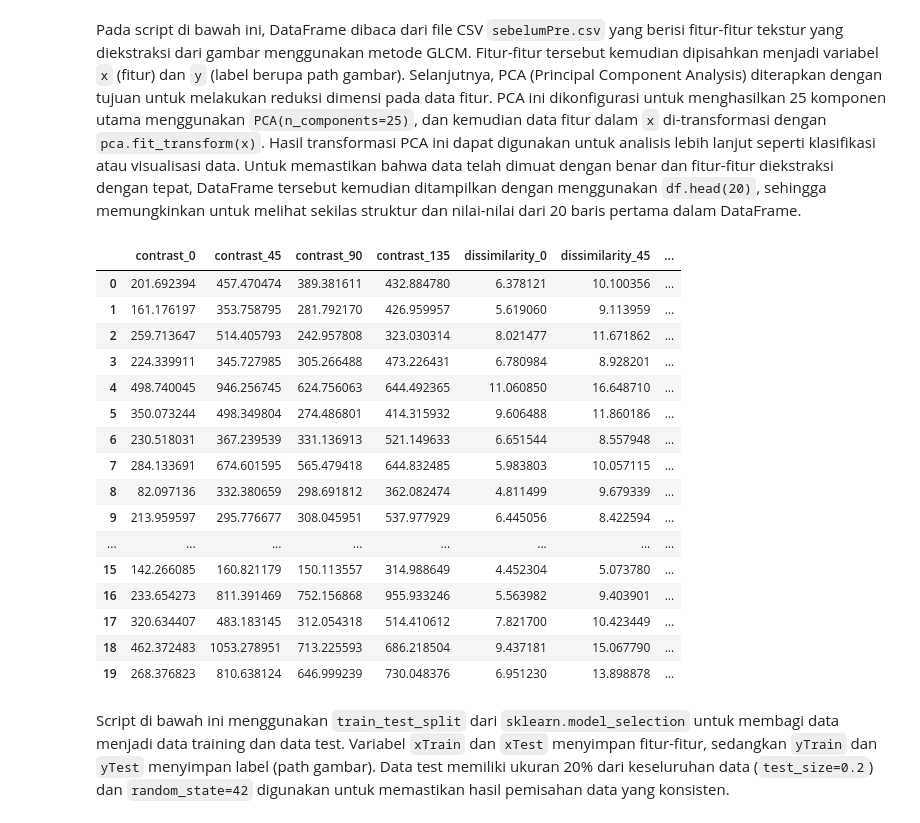
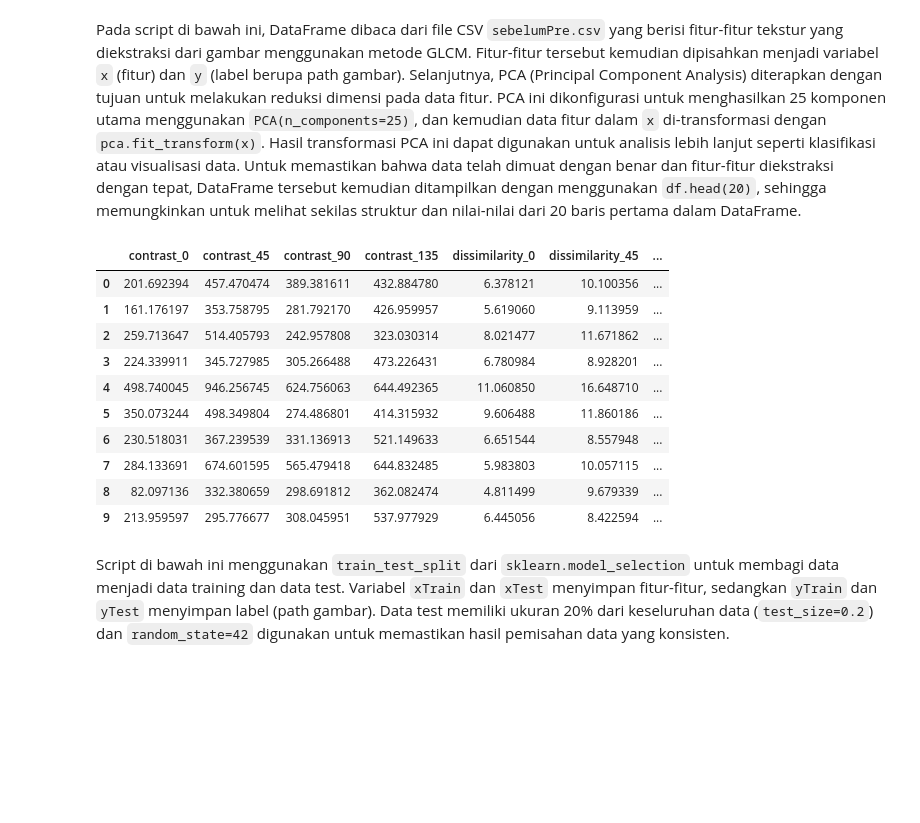
Before and after one commit to bismaharis/project-PCD, a Jupyter notebook: beforePreprosessing.ipynb, the cells around one changed output. Saved outputs shown, nothing was run; the diff lists cells and outputs as text; code cells hidden in the pictures; blank space fills up the shorter version.

```diff
--- a/beforePreprosessing.ipynb
+++ b/beforePreprosessing.ipynb
@@ -344,31 +344,25 @@ Pada script di bawah ini, DataFrame dibaca dari file CSV `sebelumPre.csv` yang b
 # %%
 from sklearn.decomposition import PCA
 df = pd.read_csv('sebelumPre.csv')
 x = df.drop('Path', axis=1)
 y = df['Path']
 
-pca = PCA(n_components=25)
+pca = PCA(n_components=20)
 x = pca.fit_transform(x)
 
-df.head(20)
+df.head(10)
 # %% [output]
 |  | contrast_0 | contrast_45 | contrast_90 | contrast_135 | dissimilarity_0 | dissimilarity_45 | ... |
 | 0 | 201.692394 | 457.470474 | 389.381611 | 432.884780 | 6.378121 | 10.100356 | ... |
 | 1 | 161.176197 | 353.758795 | 281.792170 | 426.959957 | 5.619060 | 9.113959 | ... |
 | 2 | 259.713647 | 514.405793 | 242.957808 | 323.030314 | 8.021477 | 11.671862 | ... |
 | 3 | 224.339911 | 345.727985 | 305.266488 | 473.226431 | 6.780984 | 8.928201 | ... |
 | 4 | 498.740045 | 946.256745 | 624.756063 | 644.492365 | 11.060850 | 16.648710 | ... |
 | 5 | 350.073244 | 498.349804 | 274.486801 | 414.315932 | 9.606488 | 11.860186 | ... |
 | 6 | 230.518031 | 367.239539 | 331.136913 | 521.149633 | 6.651544 | 8.557948 | ... |
 | 7 | 284.133691 | 674.601595 | 565.479418 | 644.832485 | 5.983803 | 10.057115 | ... |
 | 8 | 82.097136 | 332.380659 | 298.691812 | 362.082474 | 4.811499 | 9.679339 | ... |
 | 9 | 213.959597 | 295.776677 | 308.045951 | 537.977929 | 6.445056 | 8.422594 | ... |
-| ... | ... | ... | ... | ... | ... | ... | ... |
-| 15 | 142.266085 | 160.821179 | 150.113557 | 314.988649 | 4.452304 | 5.073780 | ... |
-| 16 | 233.654273 | 811.391469 | 752.156868 | 955.933246 | 5.563982 | 9.403901 | ... |
-| 17 | 320.634407 | 483.183145 | 312.054318 | 514.410612 | 7.821700 | 10.423449 | ... |
-| 18 | 462.372483 | 1053.278951 | 713.225593 | 686.218504 | 9.437181 | 15.067790 | ... |
-| 19 | 268.376823 | 810.638124 | 646.999239 | 730.048376 | 6.951230 | 13.898878 | ... |
 # %% [markdown]
 Script di bawah ini menggunakan `train_test_split` dari `sklearn.model_selection` untuk membagi data menjadi data training dan data test. Variabel `xTrain` dan `xTest` menyimpan fitur-fitur, sedangkan `yTrain` dan `yTest` menyimpan label (path gambar). Data test memiliki ukuran 20% dari keseluruhan data (`test_size=0.2`) dan `random_state=42` digunakan untuk memastikan hasil pemisahan data yang konsisten.
 # %%
```
Also changed, not shown: parts of 4 cells of this notebook, 7 other files.
